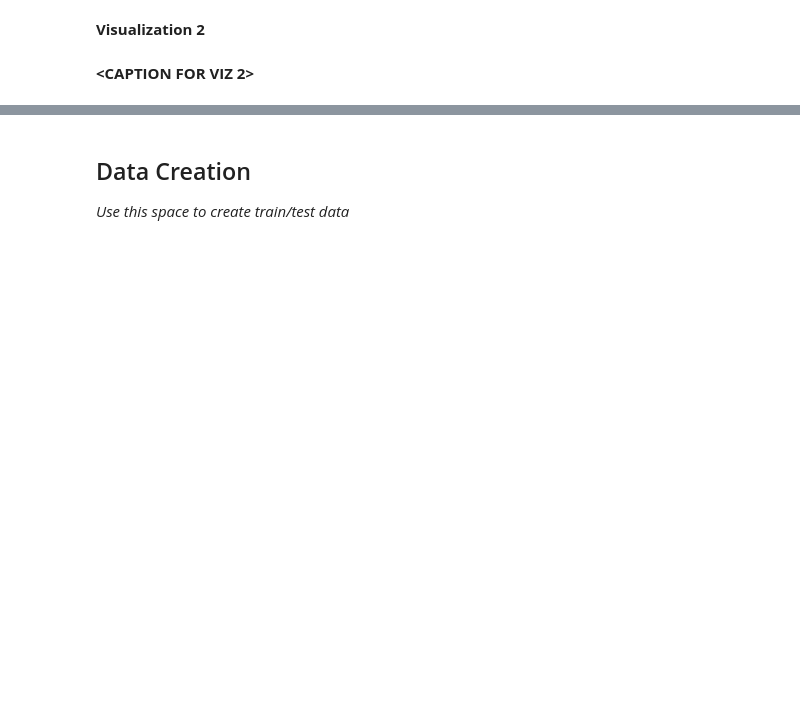
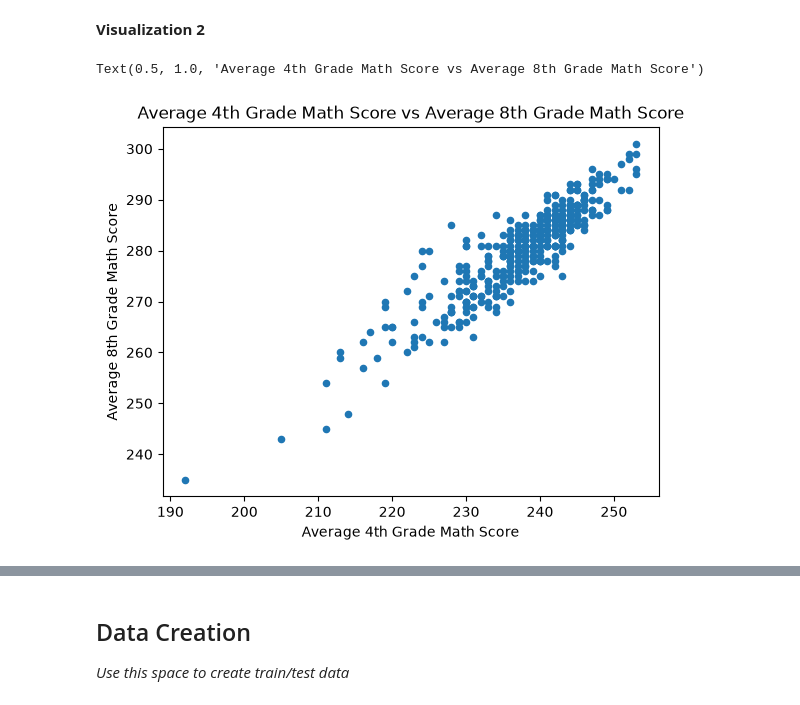
Before and after one commit to js3444/MDST-Onboarding, a Jupyter notebook: tutorial1/checkpoint1.ipynb, the cells around one changed output, grey strips where cells are left out. Drawn from its saved outputs; the diff is of its cells as text; code cells hidden in the pictures; blank space fills up the shorter version.

```diff
--- a/tutorial1/checkpoint1.ipynb
+++ b/tutorial1/checkpoint1.ipynb
@@ -166,2 +195,9 @@ Investigate the relationship between your chosen response variable and at least
-# %% [markdown]
-**<CAPTION FOR VIZ 2>**
+# %%
+# @@@ 7
+df.plot.scatter(x='AVG_MATH_4_SCORE', y='AVG_MATH_8_SCORE')
+plt.xlabel('Average 4th Grade Math Score')
+plt.ylabel('Average 8th Grade Math Score')
+plt.title('Average 4th Grade Math Score vs Average 8th Grade Math Score')
+# %% [output]
+Text(0.5, 1.0, 'Average 4th Grade Math Score vs Average 8th Grade Math Score')
+[figure, added]
```
Also changed, not shown: parts of 26 cells of this notebook.
